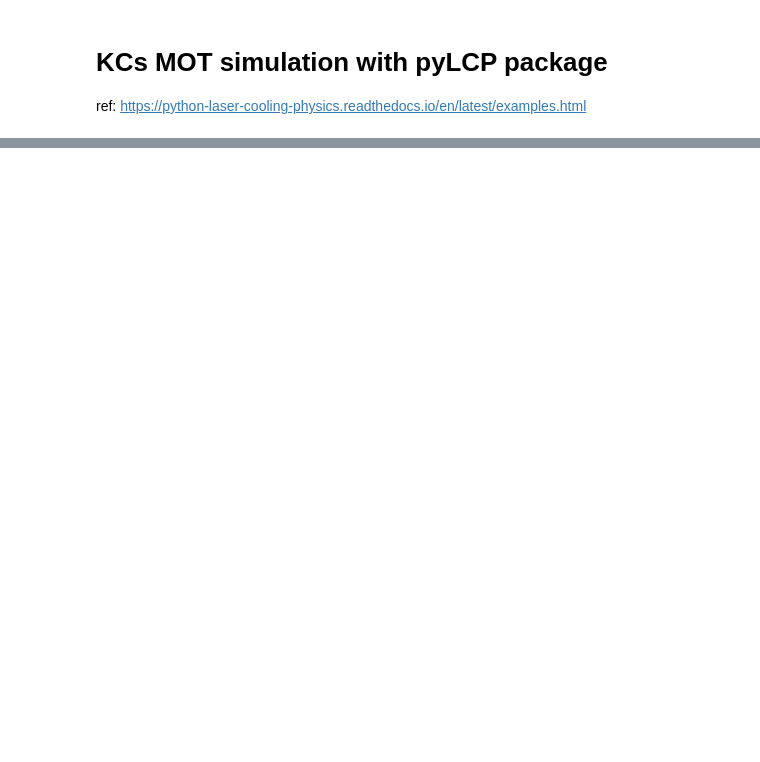
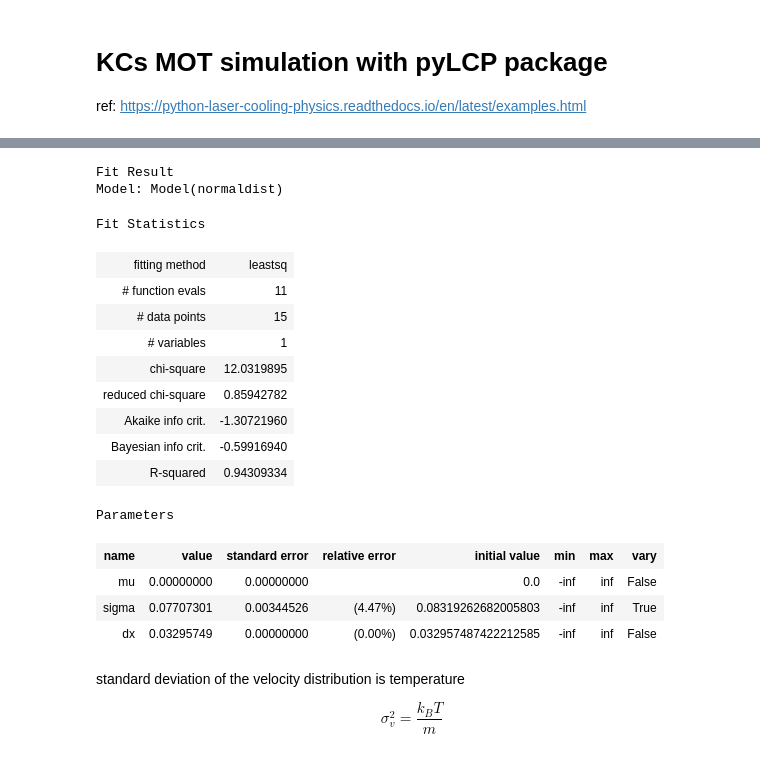
Before and after one commit to mingiQ/KCs-dual-species-laser-cooling-simulation, a Jupyter notebook: KCS_mot_design.ipynb, the cells around one changed output, grey strips where cells are left out. Saved outputs shown, nothing was run; the diff lists cells and outputs as text; code cells hidden in the pictures; blank space fills up the shorter version.

```diff
--- a/KCS_mot_design.ipynb
+++ b/KCS_mot_design.ipynb
@@ -14,0 +379,25 @@ ImportError: Numba needs NumPy 2.4 or less. Got NumPy 2.5.
+# %%
+result
+# %% [output]
+Fit Result
+Model: Model(normaldist)
+Fit Statistics
+| fitting method | leastsq |
+| # function evals | 11 |
+| # data points | 15 |
+| # variables | 1 |
+| chi-square | 12.0319895 |
+| reduced chi-square | 0.85942782 |
+| Akaike info crit. | -1.30721960 |
+| Bayesian info crit. | -0.59916940 |
+| R-squared | 0.94309334 |
+Parameters
+| name | value | standard error | relative error | initial value | min | max | vary |
+| mu | 0.00000000 | 0.00000000 |  | 0.0 | -inf | inf | False |
+| sigma | 0.07707301 | 0.00344526 | (4.47%) | 0.08319262682005803 | -inf | inf | True |
+| dx | 0.03295749 | 0.00000000 | (0.00%) | 0.032957487422212585 | -inf | inf | False |
+# %% [markdown]
+standard deviation of the velocity distribution is temperature
+
+
+$$\sigma_v^2 = \frac{k_B T}{m}$$
```
Also changed, not shown: parts of 19 cells of this notebook.
